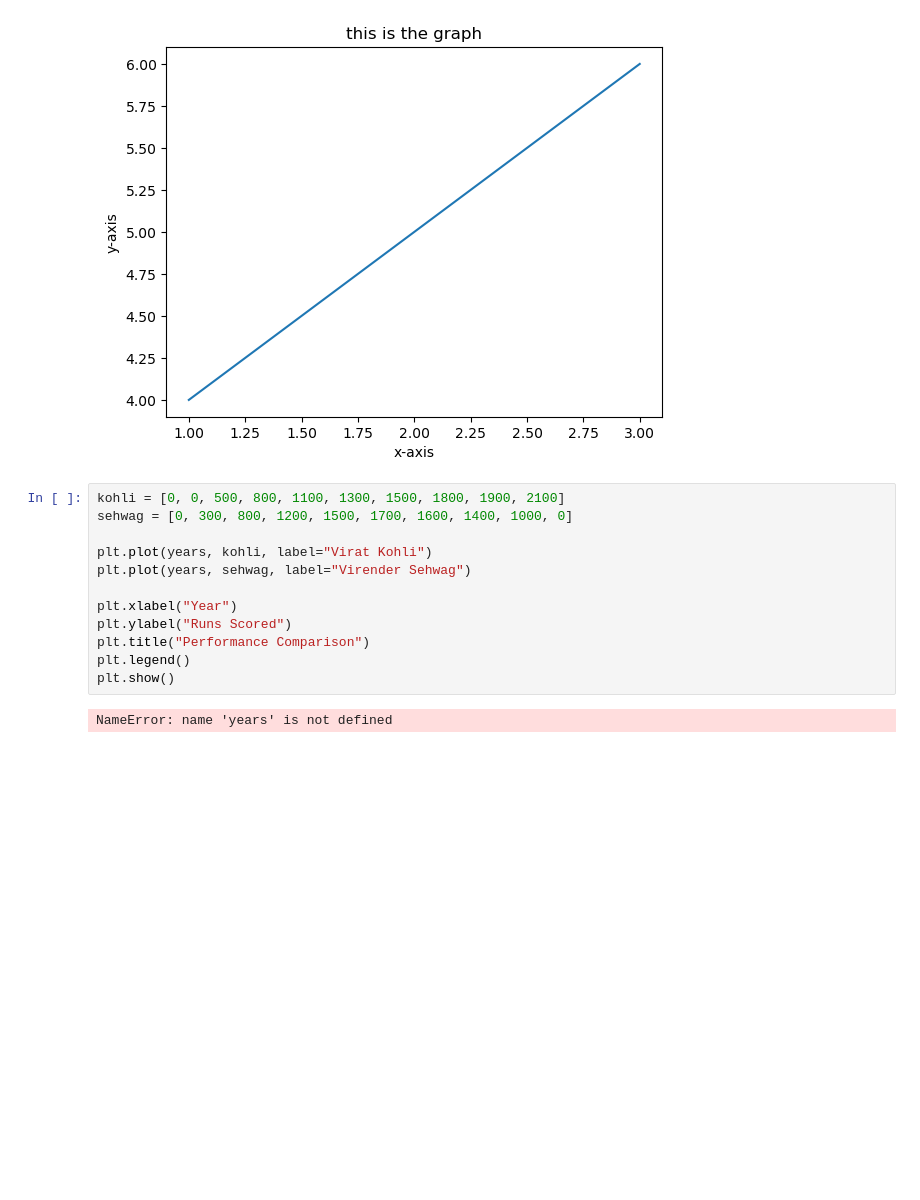
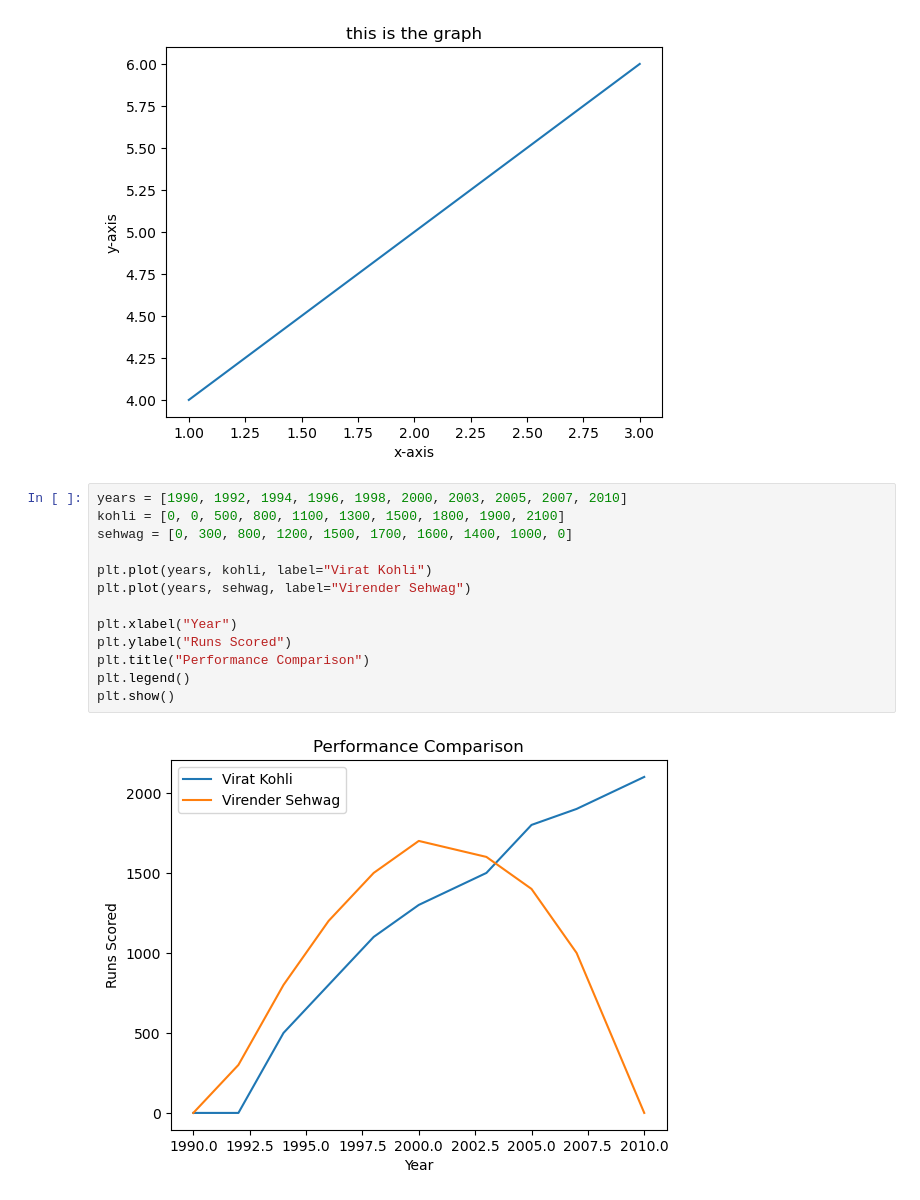
Before and after one commit to piyush332020/jupyter_notebook, a Jupyter notebook: matplotlib/matplot.ipynb, the cells around one changed output. Drawn from its saved outputs; the diff is of its cells as text; blank space fills up the shorter version.

```diff
--- a/matplotlib/matplot.ipynb
+++ b/matplotlib/matplot.ipynb
@@ -16,16 +16,17 @@ plt.title("this is the graph")
 Text(0.5, 1.0, 'this is the graph')
 [figure]
 # %%
+years = [1990, 1992, 1994, 1996, 1998, 2000, 2003, 2005, 2007, 2010]
 kohli = [0, 0, 500, 800, 1100, 1300, 1500, 1800, 1900, 2100]
 sehwag = [0, 300, 800, 1200, 1500, 1700, 1600, 1400, 1000, 0]
 
 plt.plot(years, kohli, label="Virat Kohli")
 plt.plot(years, sehwag, label="Virender Sehwag")
 
 plt.xlabel("Year")
 plt.ylabel("Runs Scored")
 plt.title("Performance Comparison")
 plt.legend()
 plt.show()
 # %% [output]
-NameError: name 'years' is not defined
+[figure, added]
```
